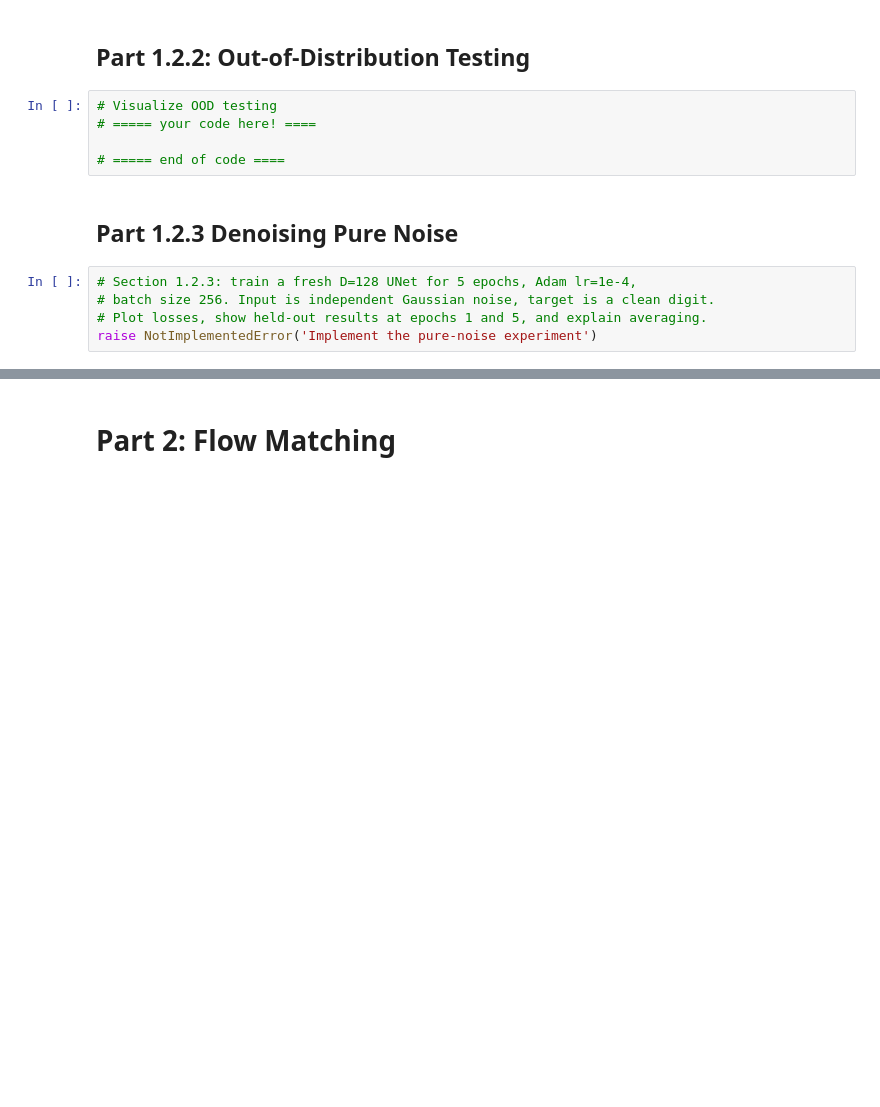
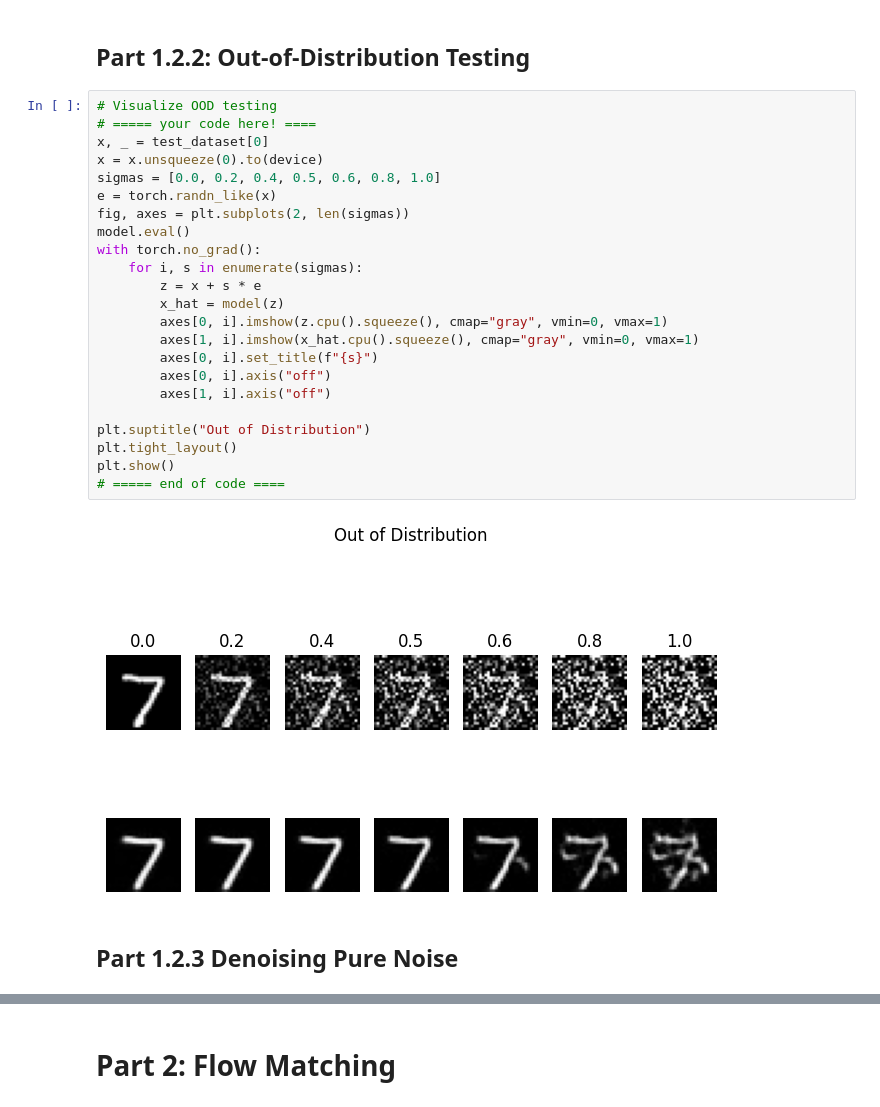
Before and after one commit to 3LucasZ/cs180-showcase, a Jupyter notebook: p3/partb.ipynb, the cells around one changed output, grey strips where cells are left out. Cells and saved outputs as stored; diff of their text form; blank space fills up the shorter version.

```diff
--- a/p3/partb.ipynb
+++ b/p3/partb.ipynb
@@ -353,14 +431,29 @@ for epoch in range(num_epochs):
 # %% [markdown]
 ## Part 1.2.2: Out-of-Distribution Testing
-# %%
-# Visualize OOD testing
-# ===== your code here! ====
-
-# ===== end of code ====
+# %%
+# Visualize OOD testing
+# ===== your code here! ====
+x, _ = test_dataset[0]
+x = x.unsqueeze(0).to(device)
+sigmas = [0.0, 0.2, 0.4, 0.5, 0.6, 0.8, 1.0]
+e = torch.randn_like(x)
+fig, axes = plt.subplots(2, len(sigmas))
+model.eval()
+with torch.no_grad():
+    for i, s in enumerate(sigmas):
+        z = x + s * e
+        x_hat = model(z)
+        axes[0, i].imshow(z.cpu().squeeze(), cmap="gray", vmin=0, vmax=1)
+        axes[1, i].imshow(x_hat.cpu().squeeze(), cmap="gray", vmin=0, vmax=1)
+        axes[0, i].set_title(f"{s}")
+        axes[0, i].axis("off")
+        axes[1, i].axis("off")
+
+plt.suptitle("Out of Distribution")
+plt.tight_layout()
+plt.show()
+# ===== end of code ====
+# %% [output]
+[figure, added]
 # %% [markdown]
 ## Part 1.2.3 Denoising Pure Noise
-# %%
-# Section 1.2.3: train a fresh D=128 UNet for 5 epochs, Adam lr=1e-4,
-# batch size 256. Input is independent Gaussian noise, target is a clean digit.
-# Plot losses, show held-out results at epochs 1 and 5, and explain averaging.
-raise NotImplementedError('Implement the pure-noise experiment')
```
Also changed, not shown: parts of 38 cells of this notebook.
